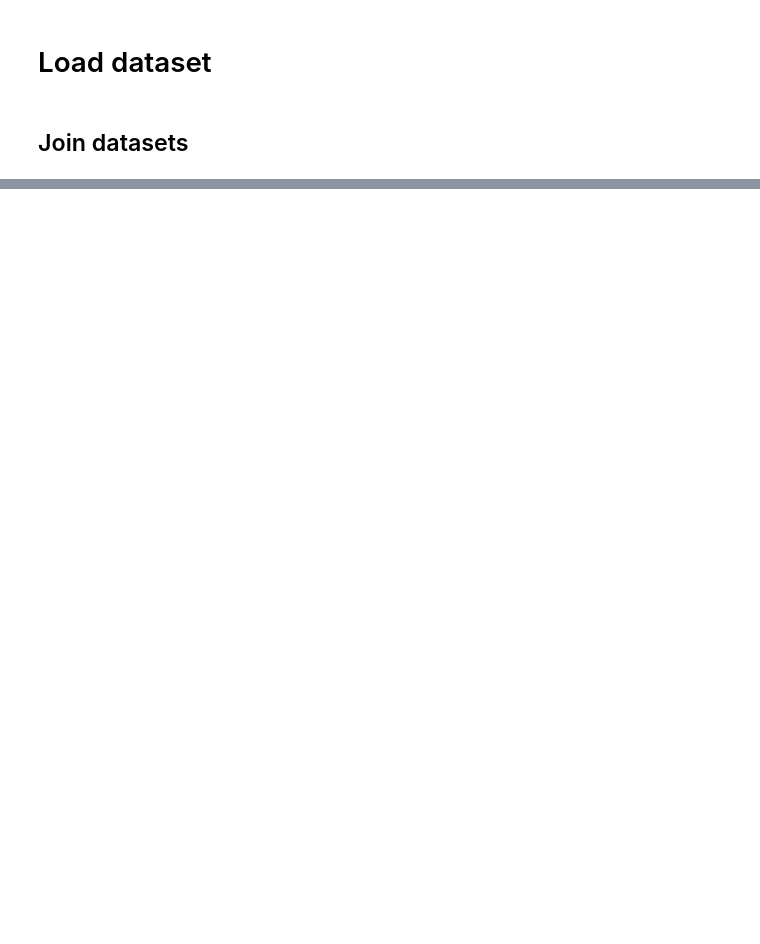
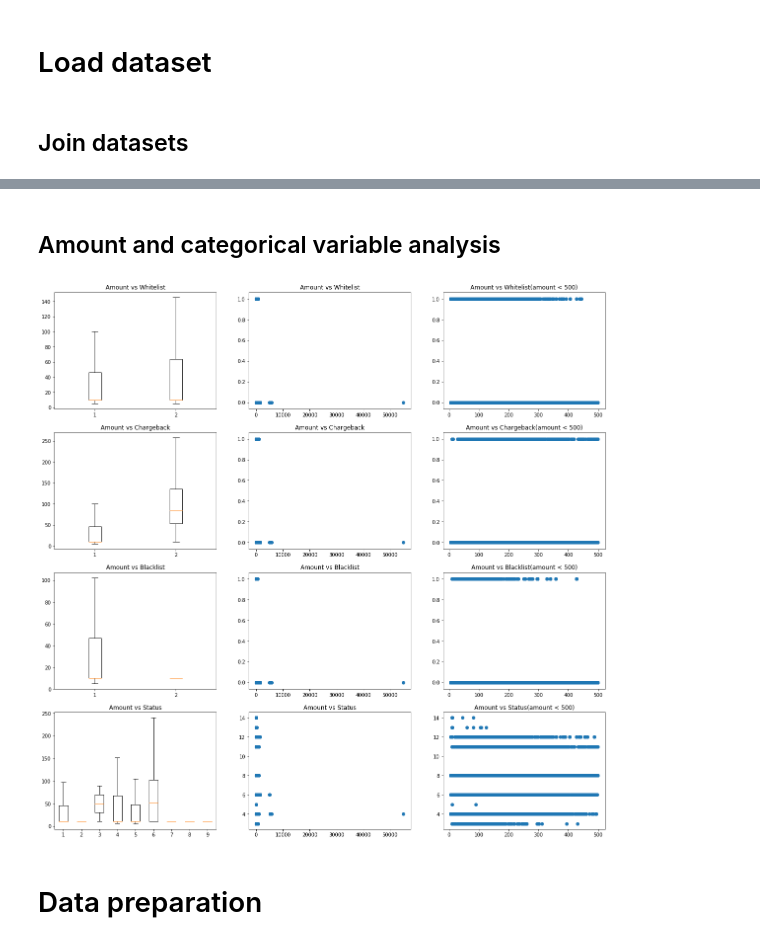
Before and after one commit to jdbermeol/PayUTest, a Jupyter notebook: PayUTest.ipynb, the cells around one changed output, grey strips where cells are left out. Drawn from its saved outputs; the diff is of its cells as text; code cells hidden in the pictures; blank space fills up the shorter version.

```diff
--- a/PayUTest.ipynb
+++ b/PayUTest.ipynb
@@ -26,0 +24,2 @@ data.to_csv('./checkpoints/data.csv')
+# %%
+status_values = sorted(data.status.unique().tolist())
@@ -26,0 +211,50 @@ data.to_csv('./checkpoints/data.csv')
+# %% [markdown]
+## Amount and categorical variable analysis
+# %%
+plt.figure(figsize=(20,20))
+
+plt.subplot(4, 3, 1)
+plt.boxplot([data.amount[~data.whitelist], data.amount[data.whitelist]], showfliers=False)
+plt.title('Amount vs Whitelist')
+plt.subplot(4, 3, 2)
+plt.scatter(data.amount, data.whitelist)
+plt.title('Amount vs Whitelist')
+plt.subplot(4, 3, 3)
+plt.scatter(data.amount[data.amount < 500], data.whitelist[data.amount < 500])
+plt.title('Amount vs Whitelist(amount < 500)')
+
+plt.subplot(4, 3, 4)
+plt.boxplot([data.amount[~data.chargeback], data.amount[data.chargeback]], showfliers=False)
+plt.title('Amount vs Chargeback')
+plt.subplot(4, 3, 5)
+plt.scatter(data.amount, data.chargeback)
+plt.title('Amount vs Chargeback')
+plt.subplot(4, 3, 6)
+plt.scatter(data.amount[data.amount < 500], data.chargeback[data.amount < 500])
+plt.title('Amount vs Chargeback(amount < 500)')
+
+plt.subplot(4, 3, 7)
+plt.boxplot([data.amount[~data.blacklist], data.amount[data.blacklist]], showfliers=False)
+plt.title('Amount vs Blacklist')
+plt.subplot(4, 3, 8)
+plt.scatter(data.amount, data.blacklist)
+plt.title('Amount vs Blacklist')
+plt.subplot(4, 3, 9)
+plt.scatter(data.amount[data.amount < 500], data.blacklist[data.amount < 500])
+plt.title('Amount vs Blacklist(amount < 500)')
+
+plt.subplot(4, 3, 10)
+plt.boxplot([data.amount[data.status == i] for i in status_values], showfliers=False)
+plt.title('Amount vs Status')
+plt.subplot(4, 3, 11)
+plt.scatter(data.amount, data.status)
+plt.title('Amount vs Status')
+plt.subplot(4, 3, 12)
+plt.scatter(data.amount[data.amount < 500], data.status[data.amount < 500])
+plt.title('Amount vs Status(amount < 500)')
+
+plt.show()
+# %% [output]
+[figure, added]
+# %% [markdown]
+# Data preparation
```
Also changed, not shown: parts of 118 cells of this notebook, 2 other files.
